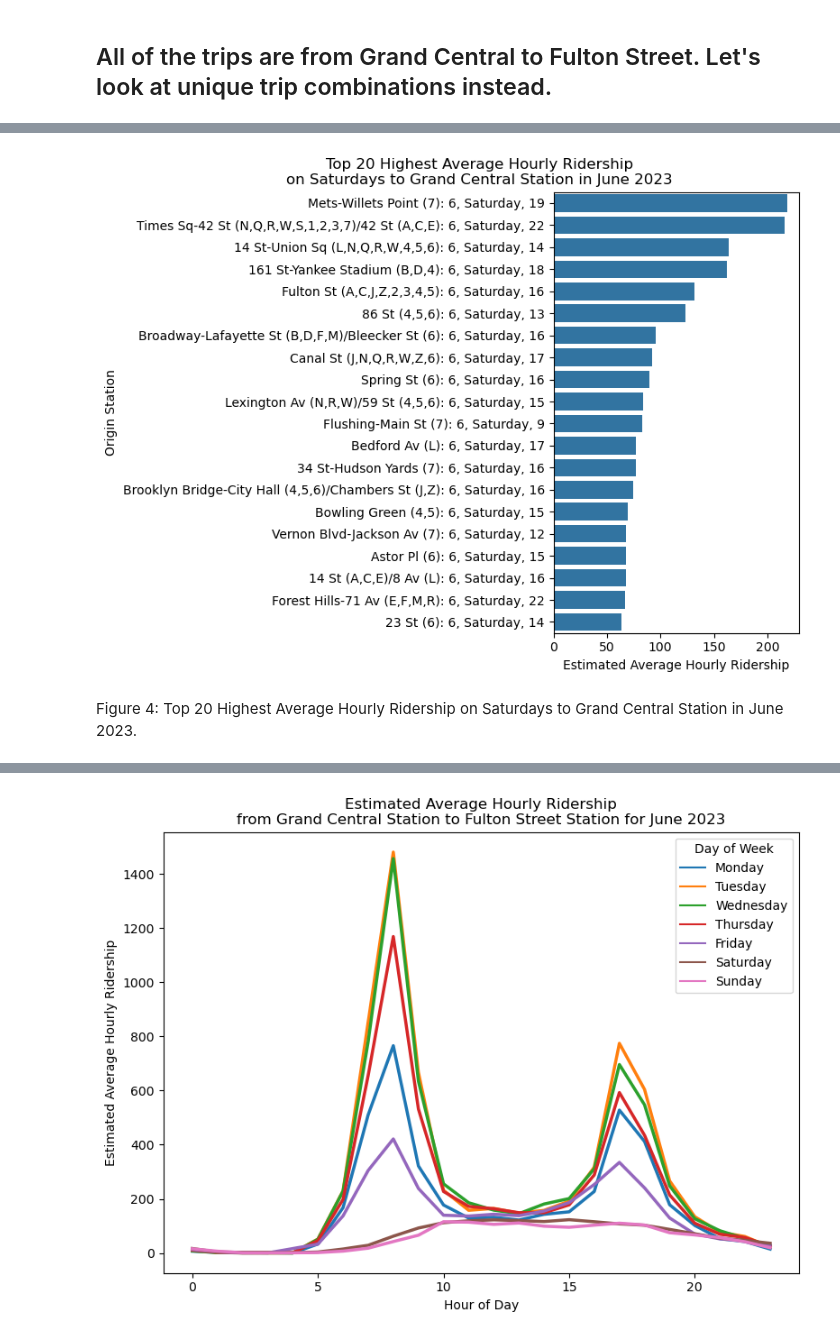
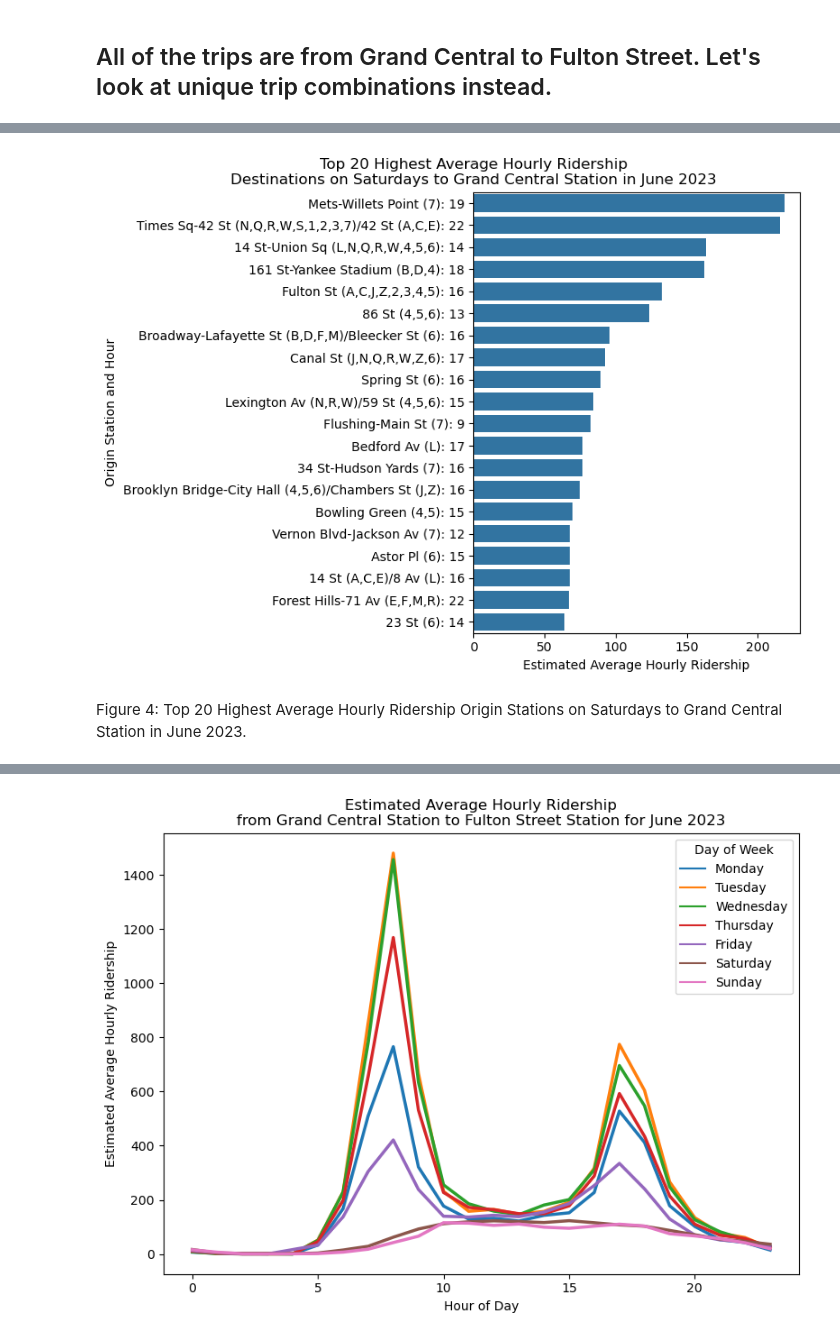
Before and after one commit to mebauer/mta-data, a Jupyter notebook: subway-trips.ipynb, the cells around one changed output, grey strips where cells are left out. Cells and saved outputs as stored; diff of their text form; code cells hidden in the pictures.

```diff
--- a/subway-trips.ipynb
+++ b/subway-trips.ipynb
@@ -853,12 +840,0 @@ Table 14: Top 20 Highest Average Hourly Ridership on Saturdays to Grand Central
-# %%
-grand_central_destination['origin_full_label'] = (
-    grand_central_destination['origin_station_complex_name']
-    + ': '
-    + grand_central_destination['month'].astype(str)
-    + ", "
-    + grand_central_destination['day_of_week'].astype(str)
-    + ", "
-    + grand_central_destination['hour_of_day'].astype(str)
-)
-
-grand_central_destination.head()
@@ -872,26 +856,26 @@ grand_central_destination.head()
 # %%
 fig, ax = plt.subplots(figsize=(8, 6))
 
 sns.barplot(
     data=grand_central_destination,
     y='origin_full_label',
     x='estimated_average_ridership',
     color='C0',
     ax=ax
 )
 
 plt.title(
-    'Top 20 Highest Average Hourly Ridership\non Saturdays to Grand Central Station in June 2023',
-    fontsize=12, x=-.3
+    'Top 20 Highest Average Hourly Ridership\nDestinations on Saturdays to Grand Central Station in June 2023',
+    fontsize=12, x=-.0
 )
 plt.xlabel('Estimated Average Hourly Ridership')
-plt.ylabel('Origin Station')
+plt.ylabel('Origin Station and Hour')
 
 plt.tight_layout()
 # %% [output]
-[figure, old version]
+[figure, new version]
 # %% [markdown]
-Figure 4: Top 20 Highest Average Hourly Ridership on Saturdays to Grand Central Station in June 2023.
+Figure 4: Top 20 Highest Average Hourly Ridership Origin Stations on Saturdays to Grand Central Station in June 2023.
 # %%
 grand_central_fulton = con.sql("""
     SELECT
```
Also changed, not shown: parts of 40 cells of this notebook, 3 other files.
